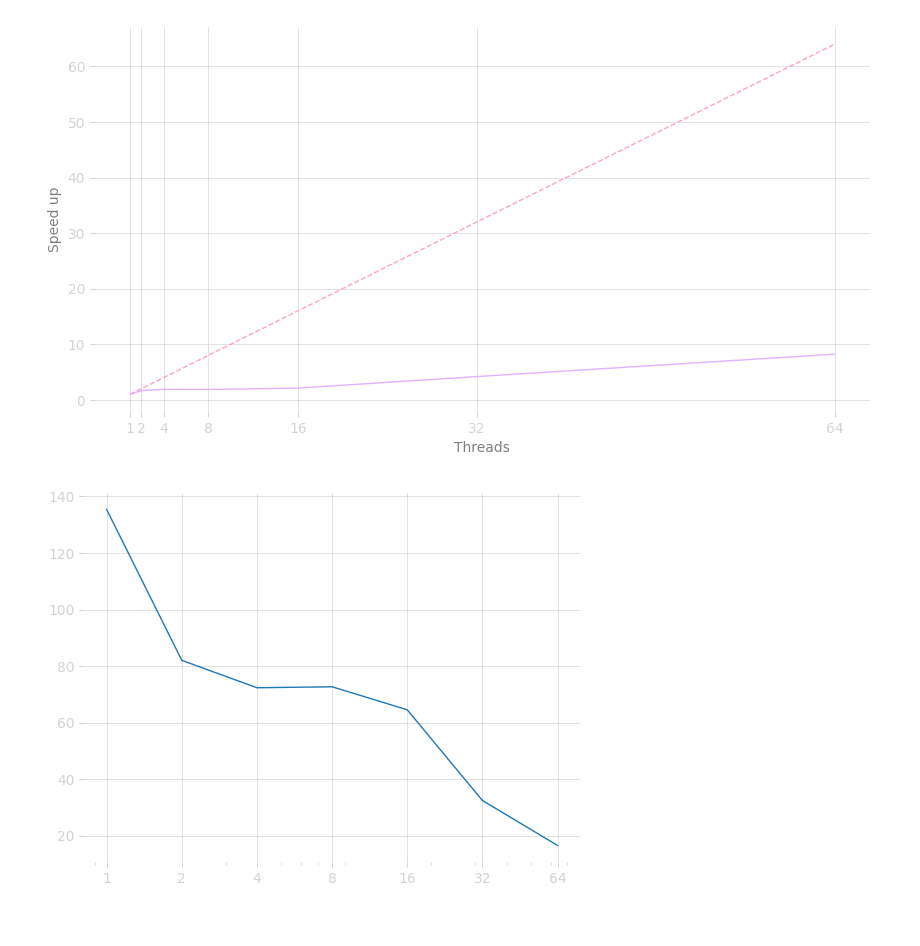
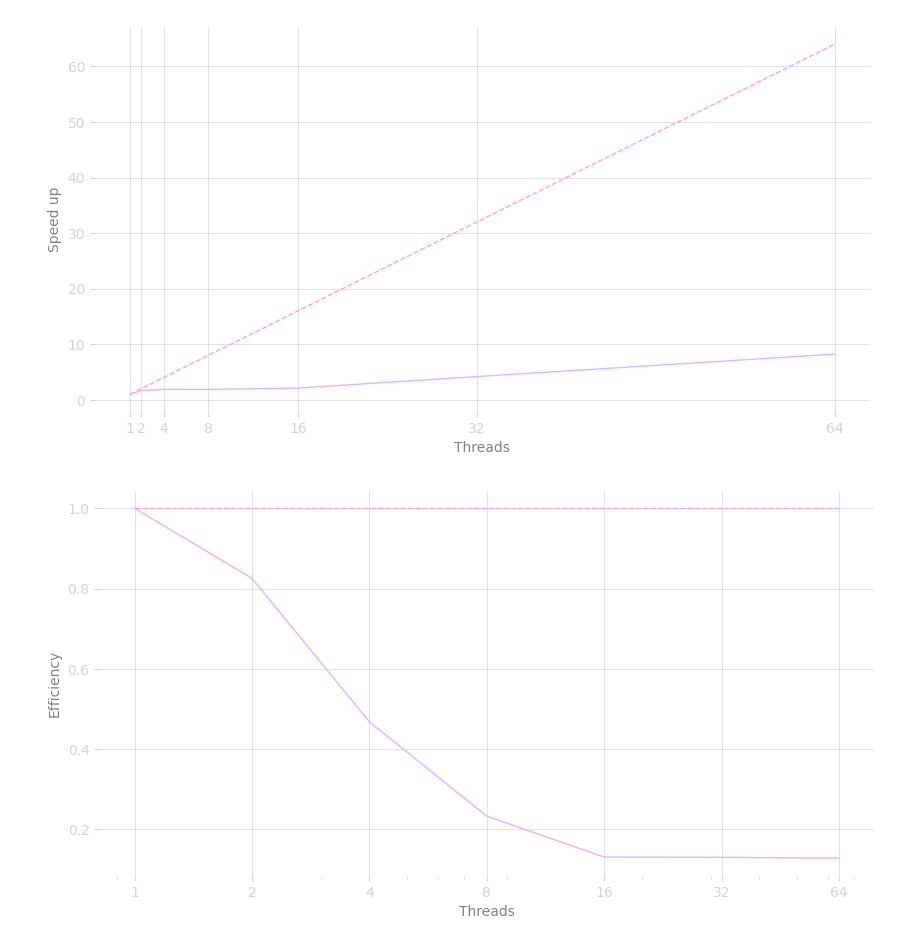
Before and after one commit to Davidezorz/HPCexam, a Jupyter notebook: output/plotResults.ipynb, the cells around one changed output. Drawn from its saved outputs; the diff is of its cells as text; code cells hidden in the pictures.

```diff
--- a/output/plotResults.ipynb
+++ b/output/plotResults.ipynb
@@ -138,3 +138,23 @@ def speedUp(x, times, serial = None, x_label = "Threads"):
     ax.set_xlabel(x_label)
     ax.set_ylabel("Speed up")
     plt.show()
+# %%
+def efficiency(x, times, serial = None, x_label = "Threads"):
+    idx = np.argsort(x)
+    x = x[idx]
+    times = times[idx]
+
+    serial = times[0, 0] if serial is None else serial
+
+    fig, ax = plt.subplots(figsize = (10, 5))
+    ax.plot(x,  serial/times[:, 0]/x, color = "#E2B1FF")
+
+    ax.hlines(1, x[0], x[-1], linestyle = "--", color = "#FFA0D4")
+
+    ax.set_xscale("log")
+    ax.set_xticks(x )
+    ax.get_xaxis().set_major_formatter(ScalarFormatter())
+
+    ax.set_xlabel(x_label)
+    ax.set_ylabel("Efficiency")
+    plt.show()
@@ -186,11 +209,4 @@ def percentagesPlot(cpus, times, serial_t, x_label = "Threads"):
-# %%
-fig, ax = plt.subplots()
-
-ax.plot(array_T[idx], array_time[idx][:, 0])
-ax.set_xscale("log")
-ax.set_xticks(array_T[idx])
-ax.get_xaxis().set_major_formatter(ScalarFormatter())
-
-plt.show()
-# %% [output]
-[figure, removed]
+# %%
+efficiency(array_T, array_time)
+# %% [output]
+[figure, added]
```
Also changed, not shown: parts of 3 cells of this notebook.
